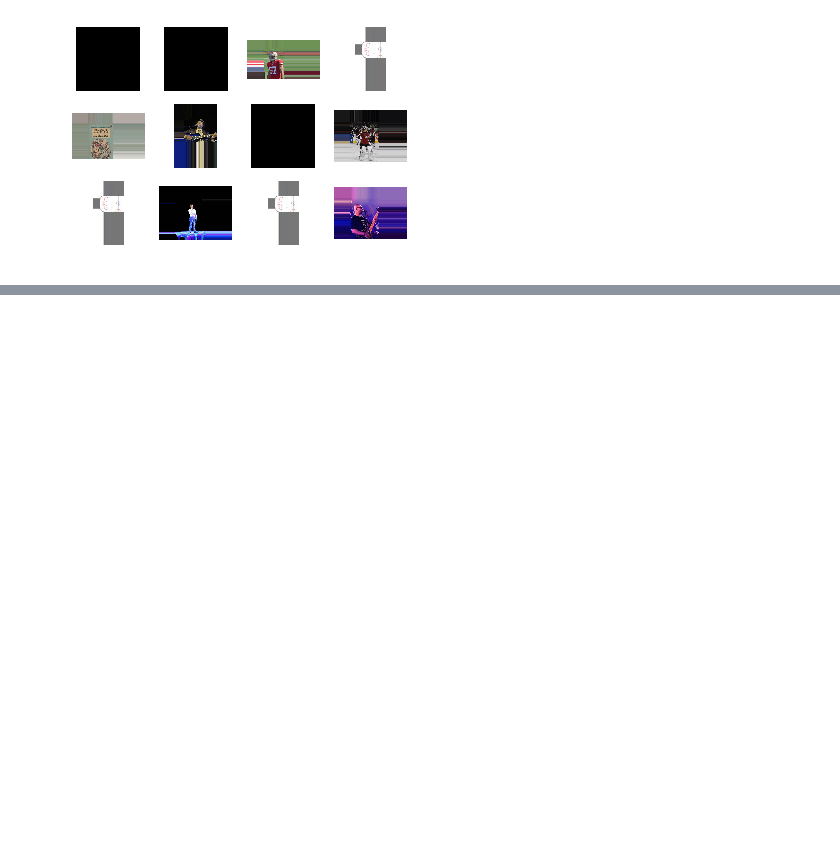
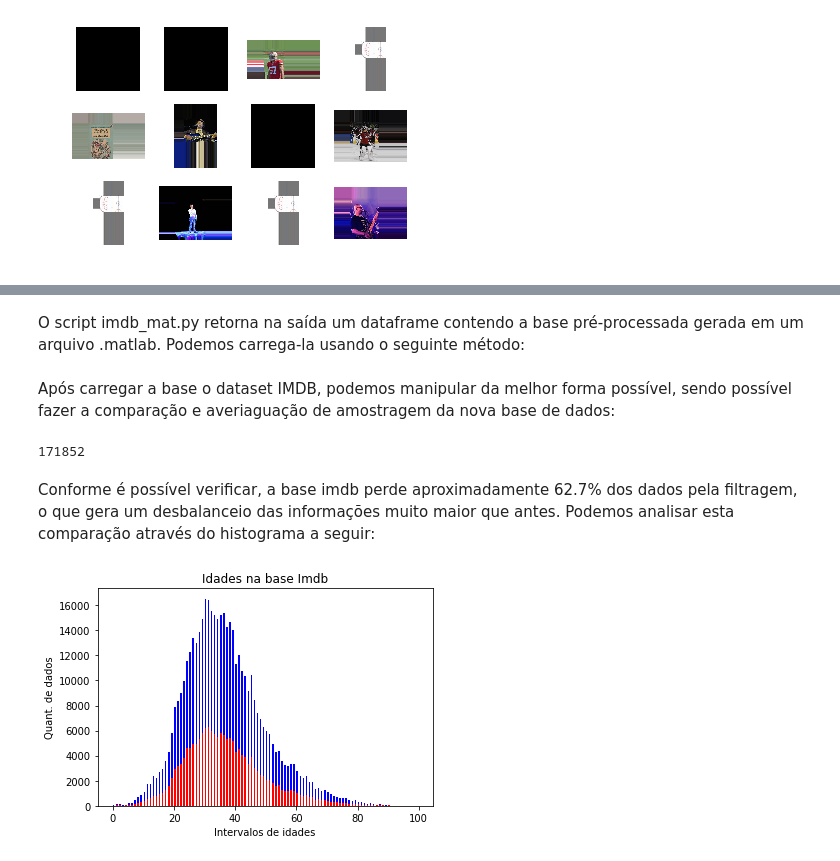
Before and after one commit to Brunogomes97/Imdb, a Jupyter notebook: IMDB_Analise.ipynb, the cells around one changed output, grey strips where cells are left out. Drawn from its saved outputs; the diff is of its cells as text; code cells hidden in the pictures; blank space fills up the shorter version.

Commit message:
Análise dataset IMDB-WIKI
Adicionando conclusões finais

```diff
--- a/IMDB_Analise.ipynb
+++ b/IMDB_Analise.ipynb
@@ -178,0 +188,27 @@ Como é possível perceber, as ilustrações acima estão ilegíveis e muitas ne
+# %% [markdown]
+O script imdb_mat.py retorna na saída um dataframe contendo a base pré-processada gerada em um arquivo .matlab. Podemos carrega-la usando o seguinte método:
+# %%
+from functions import load_data #método para carregar o dataframe
+
+m_image, m_gender, m_age  = load_data("serializer/MATimdb64.mat") #dataframe gerado pelo imdb_mat (IMDB).
+
+wk_image,wk_gender,wk_age = load_data("serializer/matwiki64.mat")# Wiki
+# %% [markdown]
+Após carregar a base o dataset IMDB, podemos manipular da melhor forma possível, sendo possível fazer a comparação e averiaguação de amostragem da nova base de dados:
+# %%
+print(len(image))#quantidade de imagens da base IMDB
+#Quantidade anterior -> 460723
+# %% [output]
+171852
+# %% [markdown]
+Conforme é possível verificar, a base imdb perde aproximadamente 62.7% dos dados pela filtragem, o que gera um desbalanceio das informações muito maior que antes. Podemos analisar esta comparação através do histograma a seguir:
+# %%
+#IMDB - HISTOGRAMA
+plt.hist(im_age, bins=np.arange(0,100, 0.5), color ='b')# Cor azul
+plt.hist(m_age, bins=np.arange(0,100, 0.5), color ='r')# Cor Vermelha
+plt.title("Idades na base Imdb")
+plt.xlabel('Intervalos de idades')
+plt.ylabel('Quant. de dados')
+plt.grid = True
+# %% [output]
+[figure, added]
```
Also changed, not shown: parts of 13 cells of this notebook.
